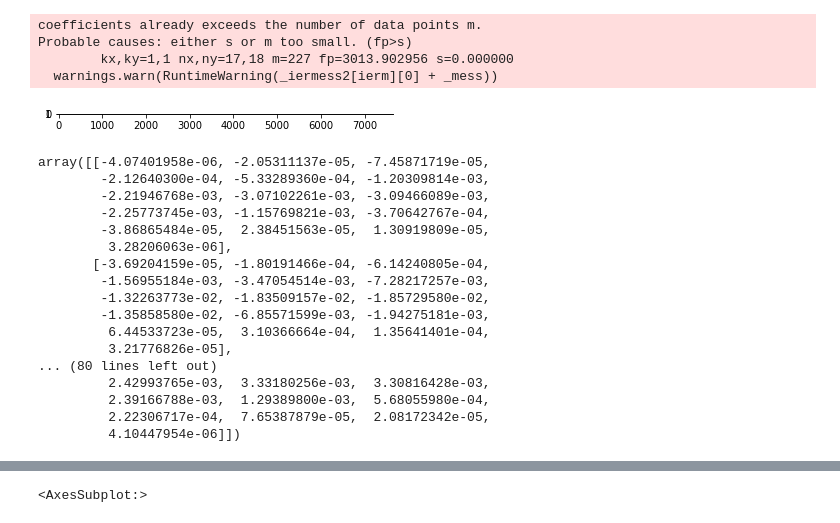
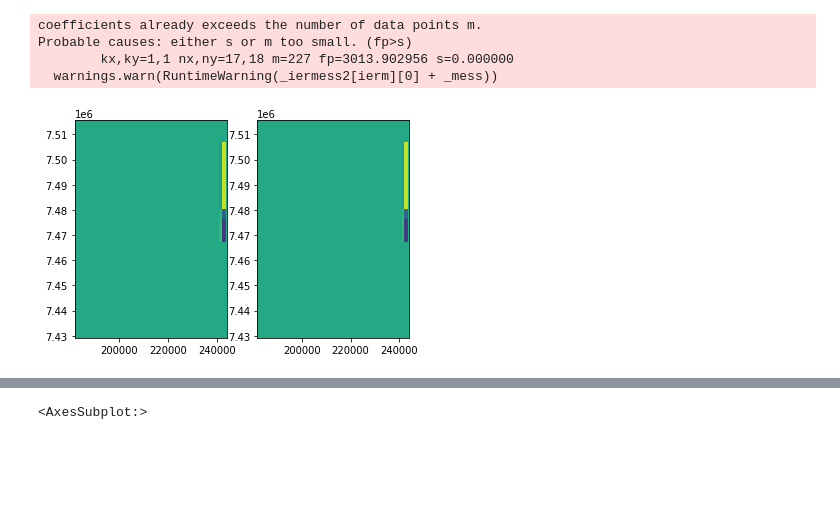
Before and after one commit to Livia-dias/Interpolate-carbono, a Jupyter notebook: interpolate.ipynb, the cells around one changed output, grey strips where cells are left out. Saved outputs shown, nothing was run; the diff lists cells and outputs as text; code cells hidden in the pictures; blank space fills up the shorter version.

```diff
--- a/interpolate.ipynb
+++ b/interpolate.ipynb
@@ -45,41 +45,25 @@ coefficients already exceeds the number of data points m.
 Probable causes: either s or m too small. (fp>s)
         kx,ky=1,1 nx,ny=17,18 m=227 fp=3013.902956 s=0.000000
   warnings.warn(RuntimeWarning(_iermess2[ierm][0] + _mess))
-# %%
-grid = griddata((pontos_pira.geometry.x, pontos_pira.geometry.y), pontos_pira.Argila, (df['x'],df['y']), 'linear')
-
-fig, ax = plt.subplots()
-im = ax.imshow((df['x'],df['y']))
-patch = patches.Circle((260, 200), radius=200, transform=ax.transData)
-im.set_clip_path(patch)
-# %% [output]
-[figure, removed]
-# %%
-X, Y = np.meshgrid(np.linspace(-3, 3, 16), np.linspace(-3, 3, 16))
-Z = (1 - X/2 + X**5 + Y**3) * np.exp(-X**2 - Y**2)
-# plot
-# fig, ax = plt.subplots()
-# ax.imshow(Z)
-
-# plt.show()
-# %% [output]
-array([[-4.07401958e-06, -2.05311137e-05, -7.45871719e-05,
-        -2.12640300e-04, -5.33289360e-04, -1.20309814e-03,
-        -2.21946768e-03, -3.07102261e-03, -3.09466089e-03,
-        -2.25773745e-03, -1.15769821e-03, -3.70642767e-04,
-        -3.86865484e-05,  2.38451563e-05,  1.30919809e-05,
-         3.28206063e-06],
-       [-3.69204159e-05, -1.80191466e-04, -6.14240805e-04,
-        -1.56955184e-03, -3.47054514e-03, -7.28217257e-03,
-        -1.32263773e-02, -1.83509157e-02, -1.85729580e-02,
-        -1.35858580e-02, -6.85571599e-03, -1.94275181e-03,
-         6.44533723e-05,  3.10366664e-04,  1.35641401e-04,
-         3.21776826e-05],
-... (80 lines left out)
-         2.42993765e-03,  3.33180256e-03,  3.30816428e-03,
-         2.39166788e-03,  1.29389800e-03,  5.68055980e-04,
-         2.22306717e-04,  7.65387879e-05,  2.08172342e-05,
-         4.10447954e-06]])
+# %%
+# grid = griddata((pontos_pira.geometry.x, pontos_pira.geometry.y), pontos_pira.Argila, (df['x'],df['y']), 'linear')
+X, Y = np.meshgrid(pontos_pira.geometry.x, pontos_pira.geometry.y)
+Z = pontos_pira.Argila.to_numpy()
+
+
+x2 = df['x']
+y2 = df['y']
+Z2 = y
+
+fig, ax = plt.subplots(nrows=1, ncols=2)
+ax[0].pcolormesh(x2, y2, y)
+
+X2, Y2 = np.meshgrid(x2, y2)
+ax[1].pcolormesh(X2, Y2, y)
+
+plt.show()
+# %% [output]
+[figure, added]
 # %%
 plt.scatter(pontos_pira.geometry.x,y)
 plt.show()
```
Also changed, not shown: parts of 1 cell of this notebook.
